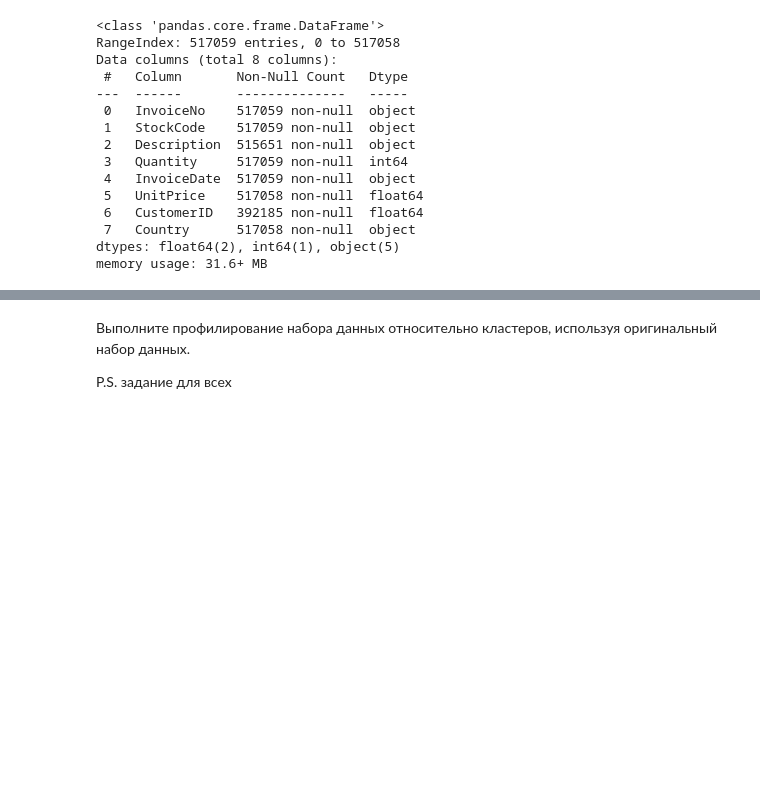
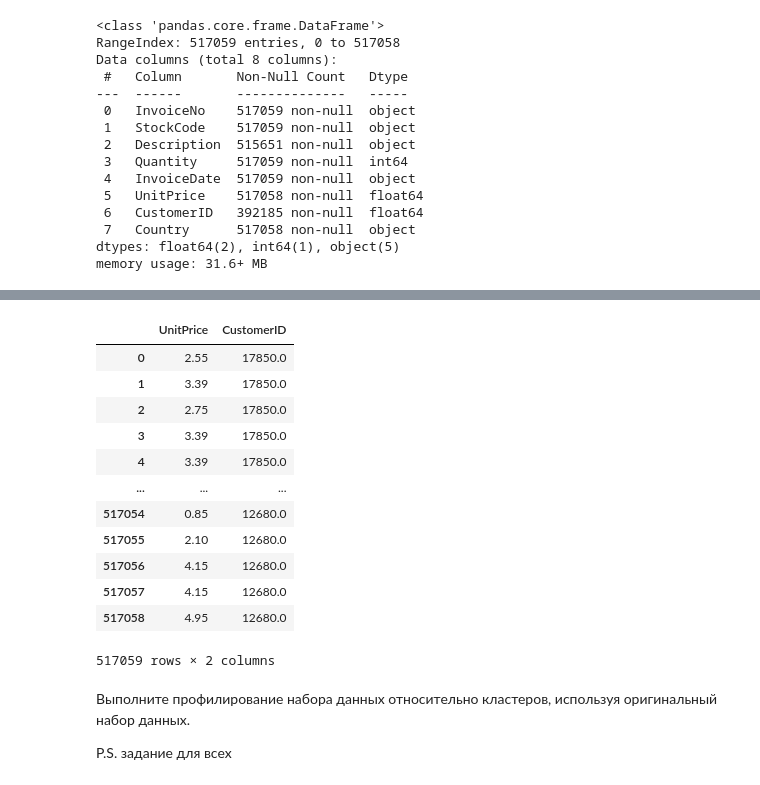
Before and after one commit to polinakochneva1/me_labs_house, a Jupyter notebook: lab4/Задание_4.ipynb, the cells around one changed output, grey strips where cells are left out. Cells and saved outputs as stored; diff of their text form; code cells hidden in the pictures; blank space fills up the shorter version.

```diff
--- a/lab4/Задание_4.ipynb
+++ b/lab4/Задание_4.ipynb
@@ -78,3 +86,20 @@ memory usage: 31.6+ MB
+# %%
+X = df[["UnitPrice", "CustomerID"]]
+X
+# %% [output]
+|  | UnitPrice | CustomerID |
+| 0 | 2.55 | 17850.0 |
+| 1 | 3.39 | 17850.0 |
+| 2 | 2.75 | 17850.0 |
+| 3 | 3.39 | 17850.0 |
+| 4 | 3.39 | 17850.0 |
+| ... | ... | ... |
+| 517054 | 0.85 | 12680.0 |
+| 517055 | 2.10 | 12680.0 |
+| 517056 | 4.15 | 12680.0 |
+| 517057 | 4.15 | 12680.0 |
+| 517058 | 4.95 | 12680.0 |
+517059 rows × 2 columns
 # %%
 """
 Здесь k-means и метрики. Используйте несколько вариантов метрик (из практики), для поиска оптимального числа кластеров.
```
Also changed, not shown: parts of 2 cells of this notebook.
